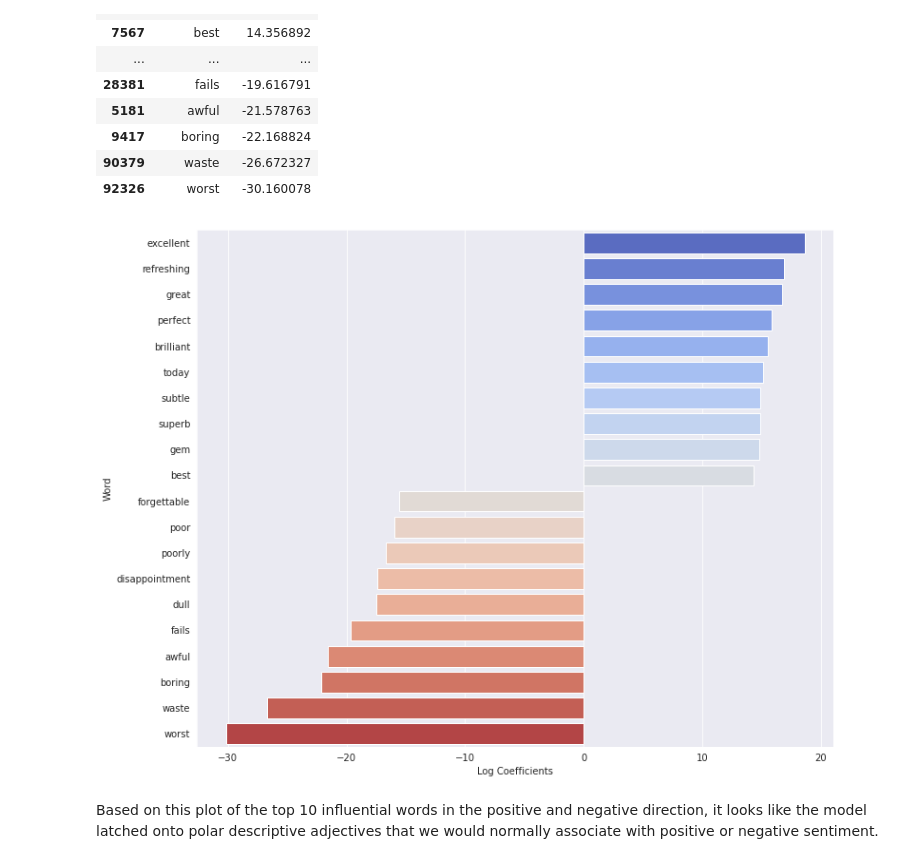
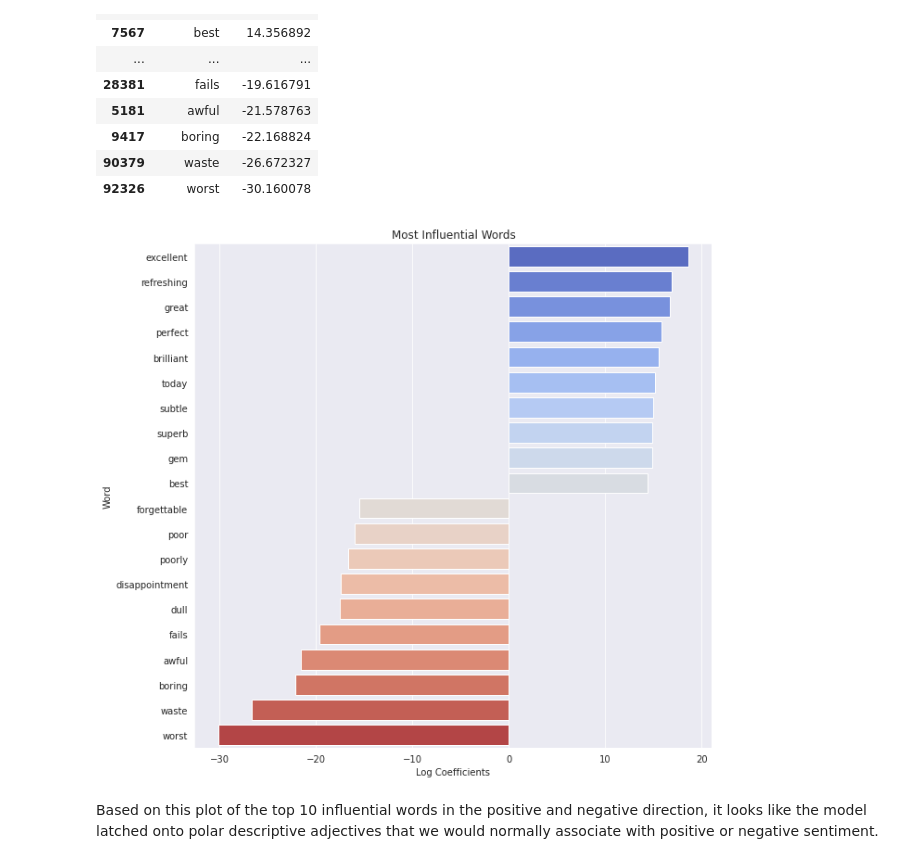
Before and after one commit to Drymander/dsc-phase-4-project, a Jupyter notebook: Johnny Dryman - Phase 4 Project Notebook.ipynb, the cells around one changed output. Drawn from its saved outputs; the diff is of its cells as text; code cells hidden in the pictures.

Commit message:
Updates based on review feedback

```diff
--- a/Johnny Dryman - Phase 4 Project Notebook.ipynb
+++ b/Johnny Dryman - Phase 4 Project Notebook.ipynb
@@ -28,7 +28,7 @@ We will first want to install the Python packages we will need to perform data i
 #Standard python libraries
 import pandas as pd
 import seaborn as sns
-# sns.set_context('talk')
+sns.set_context('talk')
 import matplotlib.pyplot as plt
 import numpy as np
 import warnings
@@ -40,7 +40,7 @@ from sklearn.preprocessing import MinMaxScaler,StandardScaler,OneHotEncoder
 scaler = StandardScaler()
 from sklearn import metrics
 
-# # Models & Utilities
+# Models & Utilities
 from sklearn.dummy import DummyClassifier
 from sklearn.linear_model import LogisticRegression,LogisticRegressionCV
 from sklearn.ensemble import RandomForestClassifier
@@ -198,6 +198,18 @@ stop_words_list += remove_words
 def my_tokenizer(review, stop_words=False,
                  stop_words_add=[],
                  remove_words=remove_words, show_full=False):
+
+    """
+    review :: the review that requires tokenization
+    stop_words :: when set to False, stop words wil not be automatically
+        implemented
+    stop_words_add :: option to add a list of stop words within the function
+    remove_words :: used in case user wants to redefine the remove_words list
+        throughout the notebook
+    show_full :: when True, returns a preview of the tokenized review in long
+        string format
+
+    """
 
     # Determine pattern for regexp_tokenize
     pattern = r"([a-zA-Z]+(?:'[a-z]+)?)"
@@ -672,17 +853,24 @@ df_top_bottom
 # %%
 # Define plot coefficient function
 def plot_coefficients(df, filename='image'):
 
+    """
+    df :: dataframe of coefficients
+    filename :: name of output image file
+
+    """
+
     # Create coefficients plot
     with sns.axes_style("darkgrid"):
-        plt.figure(figsize=(12, 10))
+        plt.figure(figsize=(10, 10))
         ax = sns.barplot(data=df, x='coefficients', y='features', palette='coolwarm')
         ax.set(xlabel='Log Coefficients', ylabel='Word')
+        ax.set(title='Most Influential Words')
 
 # View coefficient plot
 plot_coefficients(df_top_bottom)
 # %% [output]
-[figure, old version]
+[figure, new version]
 # %% [markdown]
 Based on this plot of the top 10 influential words in the positive and negative direction, it looks like the model latched onto polar descriptive adjectives that we would normally associate with positive or negative sentiment.
 # %% [markdown]
```
Also changed, not shown: parts of 36 cells of this notebook, 3 other files.
